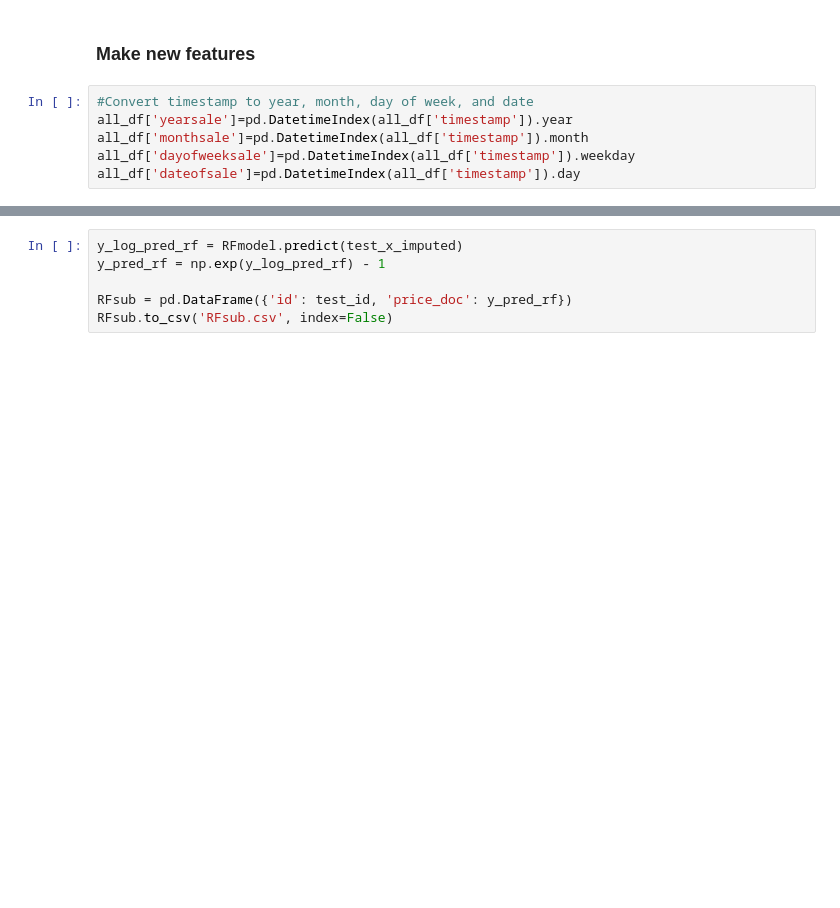
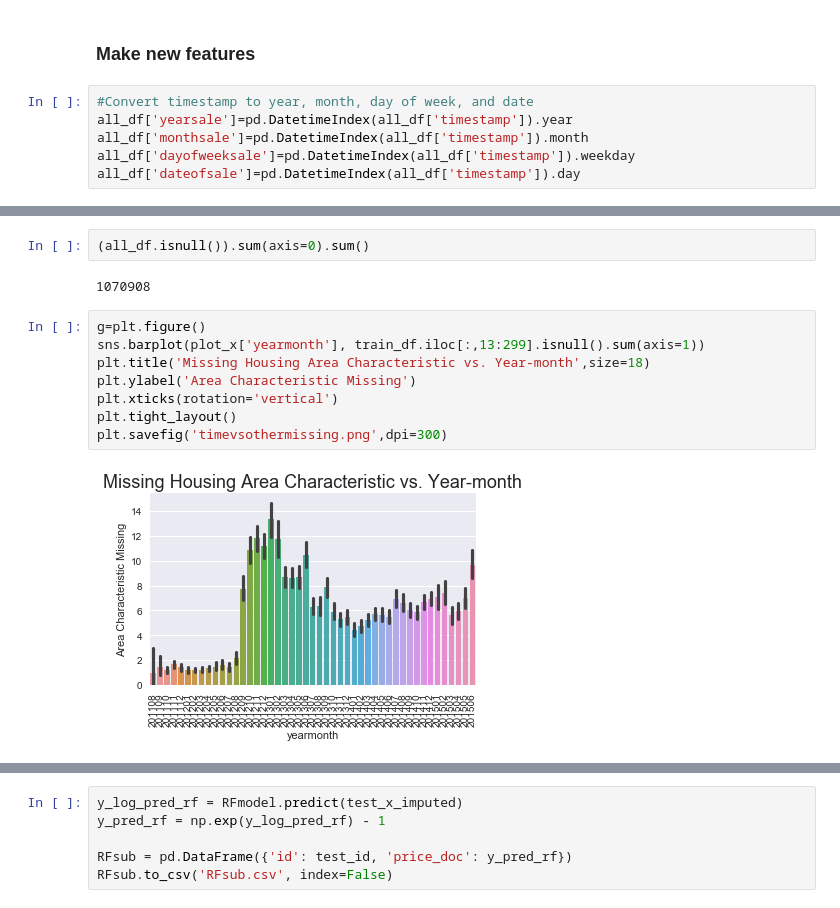
Before and after one commit to hjenq/kaggle, a Jupyter notebook: sberbankhousing/Sberbank data cleaning and modeling.ipynb, the cells around one changed output, grey strips where cells are left out. Saved outputs shown, nothing was run; the diff lists cells and outputs as text; blank space fills up the shorter version.

```diff
--- a/sberbankhousing/Sberbank data cleaning and modeling.ipynb
+++ b/sberbankhousing/Sberbank data cleaning and modeling.ipynb
@@ -298,0 +442,14 @@ RFmodel.oob_score_
+# %%
+(all_df.isnull()).sum(axis=0).sum()
+# %% [output]
+1070908
+# %%
+g=plt.figure()
+sns.barplot(plot_x['yearmonth'], train_df.iloc[:,13:299].isnull().sum(axis=1))
+plt.title('Missing Housing Area Characteristic vs. Year-month',size=18)
+plt.ylabel('Area Characteristic Missing')
+plt.xticks(rotation='vertical')
+plt.tight_layout()
+plt.savefig('timevsothermissing.png',dpi=300)
+# %% [output]
+[figure, added]
```
Also changed, not shown: parts of 104 cells of this notebook, 1 other file.
